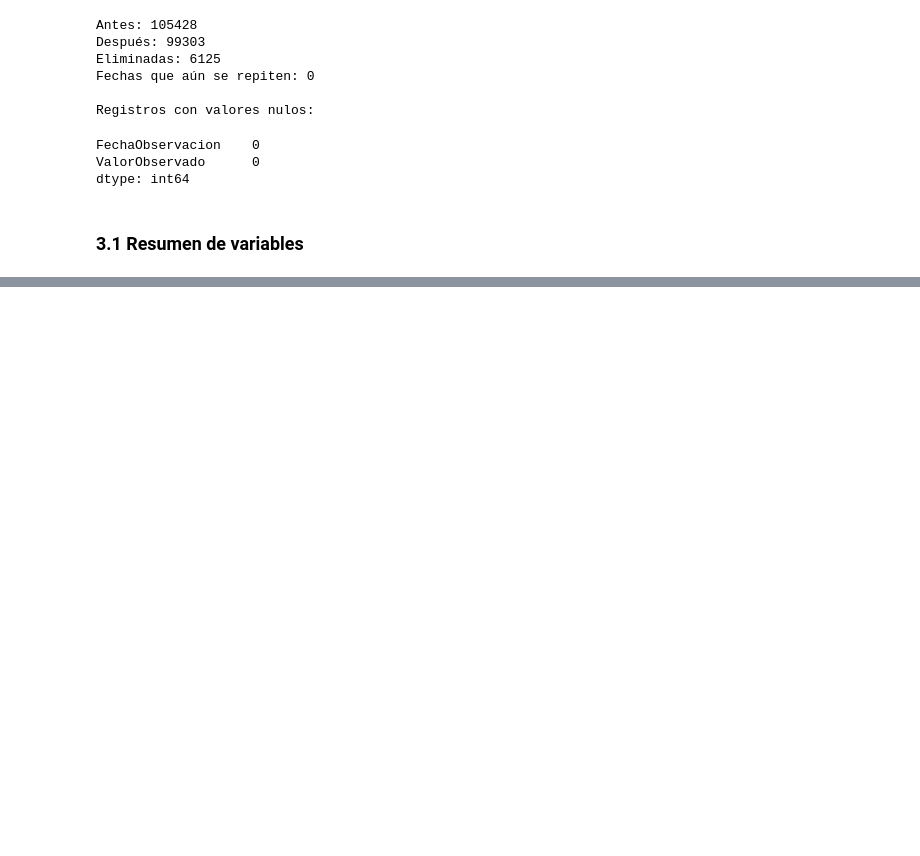
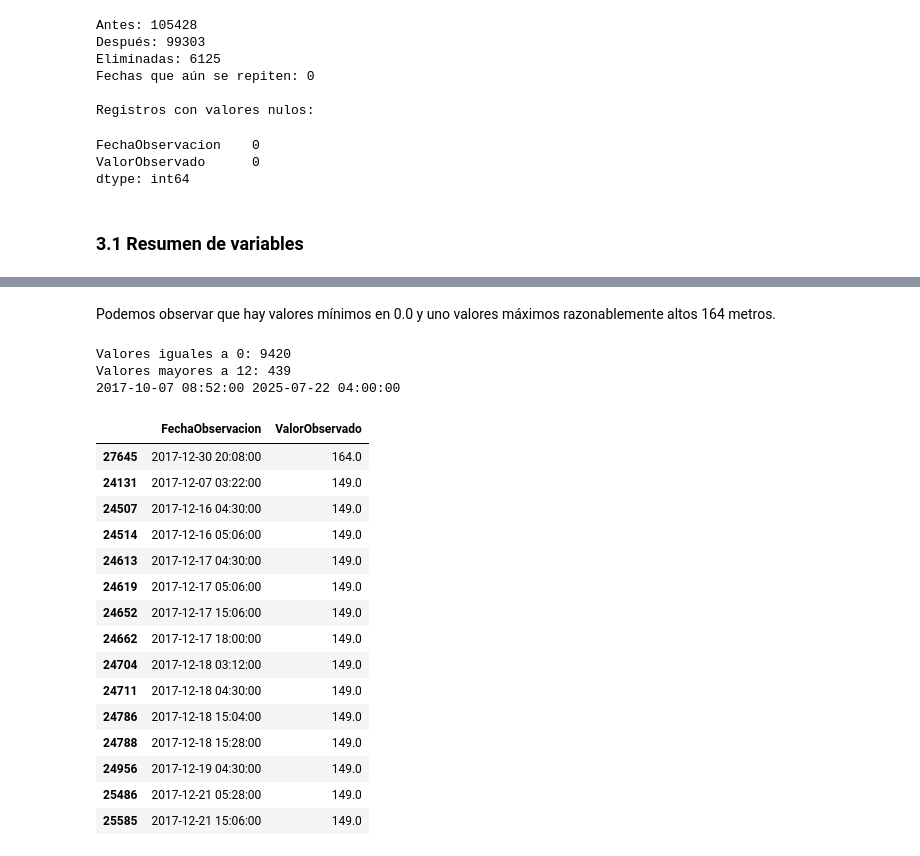
Before and after one commit to DannelBA/machine_learnig_rio_magdalena, a Jupyter notebook: prediccion_rio_magdalena.ipynb, the cells around one changed output, grey strips where cells are left out. Drawn from its saved outputs; the diff is of its cells as text; code cells hidden in the pictures; blank space fills up the shorter version.

```diff
--- a/prediccion_rio_magdalena.ipynb
+++ b/prediccion_rio_magdalena.ipynb
@@ -151,3 +146,35 @@ Resumen de variables:
 |  | count | mean | min | 25% | 50% | 75% | max | std |
 | FechaObservacion | 99303 | 2020-09-12 01:03:32.615993 | 2004-10-04 22:54:03 | 2017-12-18 17:19:00 | 2019-09-13 19:01:00 | 2024-07-02 23:00:00 | 2026-10-24 23:45:00 | NaN |
 | ValorObservado | 99303.0 | 6.322265 | 0.0 | 5.1 | 6.27 | 6.96 | 164.0 | 9.498909 |
+# %% [markdown]
+Podemos observar que hay valores mínimos en 0.0 y uno valores máximos razonablemente altos 164 metros.
+# %%
+limite = 12
+
+print("Valores iguales a 0:", (df_unico["ValorObservado"] == 0).sum())
+print(f"Valores mayores a {limite}:", (df_unico["ValorObservado"] > limite).sum())
+
+ceros = df_unico[df_unico["ValorObservado"] == 0]
+print(ceros["FechaObservacion"].min(), ceros["FechaObservacion"].max())
+
+display(df_unico.nlargest(15, "ValorObservado"))
+# %% [output]
+Valores iguales a 0: 9420
+Valores mayores a 12: 439
+2017-10-07 08:52:00 2025-07-22 04:00:00
+|  | FechaObservacion | ValorObservado |
+| 27645 | 2017-12-30 20:08:00 | 164.0 |
+| 24131 | 2017-12-07 03:22:00 | 149.0 |
+| 24507 | 2017-12-16 04:30:00 | 149.0 |
+| 24514 | 2017-12-16 05:06:00 | 149.0 |
+| 24613 | 2017-12-17 04:30:00 | 149.0 |
+| 24619 | 2017-12-17 05:06:00 | 149.0 |
+| 24652 | 2017-12-17 15:06:00 | 149.0 |
+| 24662 | 2017-12-17 18:00:00 | 149.0 |
+| 24704 | 2017-12-18 03:12:00 | 149.0 |
+| 24711 | 2017-12-18 04:30:00 | 149.0 |
+| 24786 | 2017-12-18 15:04:00 | 149.0 |
+| 24788 | 2017-12-18 15:28:00 | 149.0 |
+| 24956 | 2017-12-19 04:30:00 | 149.0 |
+| 25486 | 2017-12-21 05:28:00 | 149.0 |
+| 25585 | 2017-12-21 15:06:00 | 149.0 |
```
Also changed, not shown: parts of 6 cells of this notebook.
